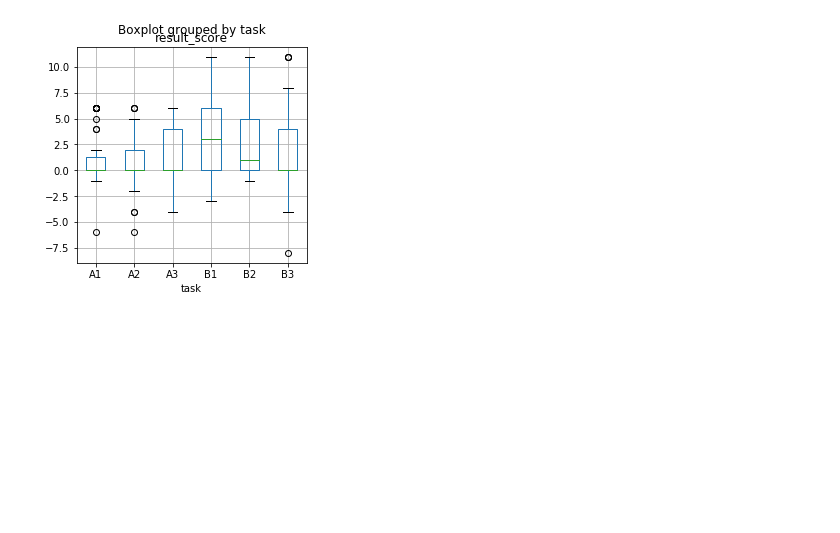
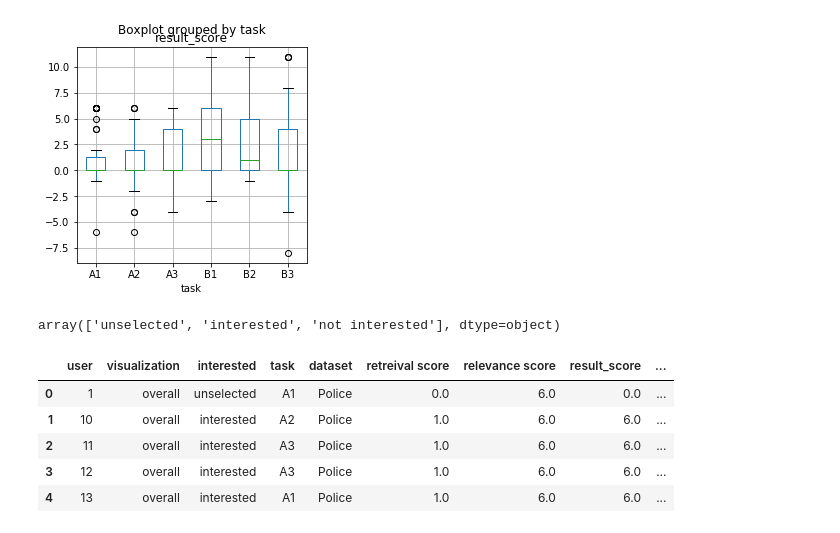
Before and after one commit to dorisjlee/viz-summarization, a Jupyter notebook: ipynb/RetreivalTaskReanalysis.ipynb, the cells around one changed output. Cells and saved outputs as stored; diff of their text form; code cells hidden in the pictures; blank space fills up the shorter version.

```diff
--- a/ipynb/RetreivalTaskReanalysis.ipynb
+++ b/ipynb/RetreivalTaskReanalysis.ipynb
@@ -78,3 +96,16 @@ retreival.boxplot("result_score",by="task")
 # %% [output]
 <matplotlib.axes._subplots.AxesSubplot at 0x...>
 [figure]
+# %%
+retreival["interested"].unique()
+# %% [output]
+array(['unselected', 'interested', 'not interested'], dtype=object)
+# %%
+retreival.head()
+# %% [output]
+|  | user | visualization | interested | task | dataset | retreival score | relevance score | result_score | ... |
+| 0 | 1 | overall | unselected | A1 | Police | 0.0 | 6.0 | 0.0 | ... |
+| 1 | 10 | overall | interested | A2 | Police | 1.0 | 6.0 | 6.0 | ... |
+| 2 | 11 | overall | interested | A3 | Police | 1.0 | 6.0 | 6.0 | ... |
+| 3 | 12 | overall | interested | A3 | Police | 1.0 | 6.0 | 6.0 | ... |
+| 4 | 13 | overall | interested | A1 | Police | 1.0 | 6.0 | 6.0 | ... |
```
Also changed, not shown: parts of 29 cells of this notebook, 7 other files.
